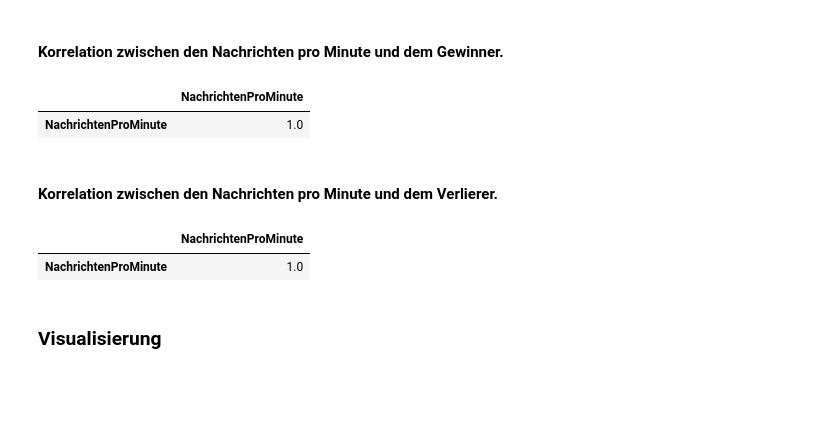
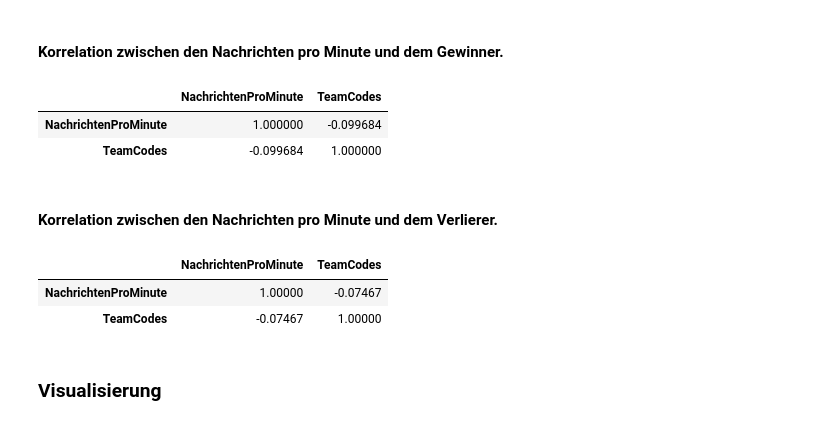
Before and after one commit to agruenth/BDA_SS17, a Jupyter notebook: Untitled.ipynb, the cells around one changed output. Drawn from its saved outputs; the diff is of its cells as text; code cells hidden in the pictures; blank space fills up the shorter version.

```diff
--- a/Untitled.ipynb
+++ b/Untitled.ipynb
@@ -281,22 +281,22 @@ ccc(pd.crosstab(groupedchat_lose['Team'],groupedchat_lose['NachrichtenProMinute'
 ### Korrelation
 # %% [markdown]
 #### Korrelation zwischen den Nachrichten pro Minute und dem Gewinner.
-# %%
-corrtab = groupedchat_win[['Team', 'NachrichtenProMinute']]
-corrtab['Team'] = corrtab['Team'].map(lambda x: 0 if x == 'Radiant' else 1)
-corrtab.corr()
-# %% [output]
-|  | NachrichtenProMinute |
-| NachrichtenProMinute | 1.0 |
+# %%
+groupedchat_win['TeamCodes'] = groupedchat_win['Team'].cat.codes
+groupedchat_win[['NachrichtenProMinute','TeamCodes']].corr()
+# %% [output]
+|  | NachrichtenProMinute | TeamCodes |
+| NachrichtenProMinute | 1.000000 | -0.099684 |
+| TeamCodes | -0.099684 | 1.000000 |
 # %% [markdown]
 #### Korrelation zwischen den Nachrichten pro Minute und dem Verlierer.
-# %%
-corrtab = groupedchat_lose[['Team', 'NachrichtenProMinute']]
-corrtab['Team'] = corrtab['Team'].map(lambda x: 0 if x == 'Radiant' else 1)
-corrtab.corr()
-# %% [output]
-|  | NachrichtenProMinute |
-| NachrichtenProMinute | 1.0 |
+# %%
+groupedchat_lose['TeamCodes'] = groupedchat_lose['Team'].cat.codes
+groupedchat_lose[['NachrichtenProMinute','TeamCodes']].corr()
+# %% [output]
+|  | NachrichtenProMinute | TeamCodes |
+| NachrichtenProMinute | 1.00000 | -0.07467 |
+| TeamCodes | -0.07467 | 1.00000 |
 # %% [markdown]
 ### Visualisierung
 # %%
```
Also changed, not shown: parts of 3 cells of this notebook.
